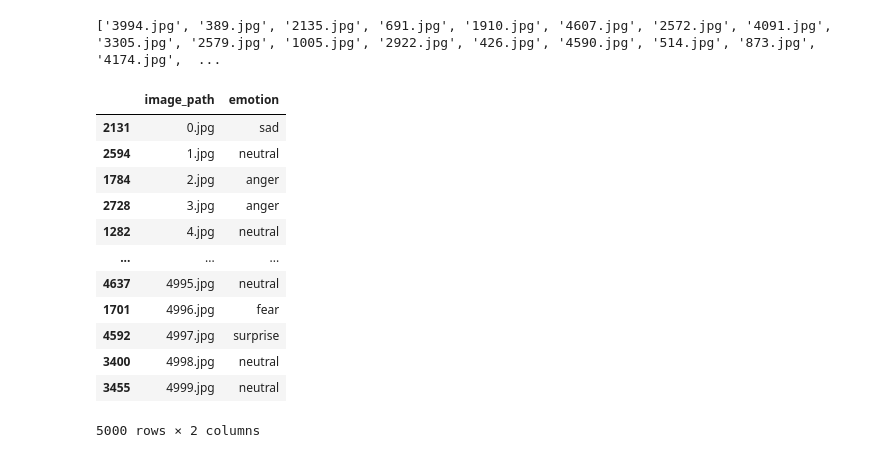
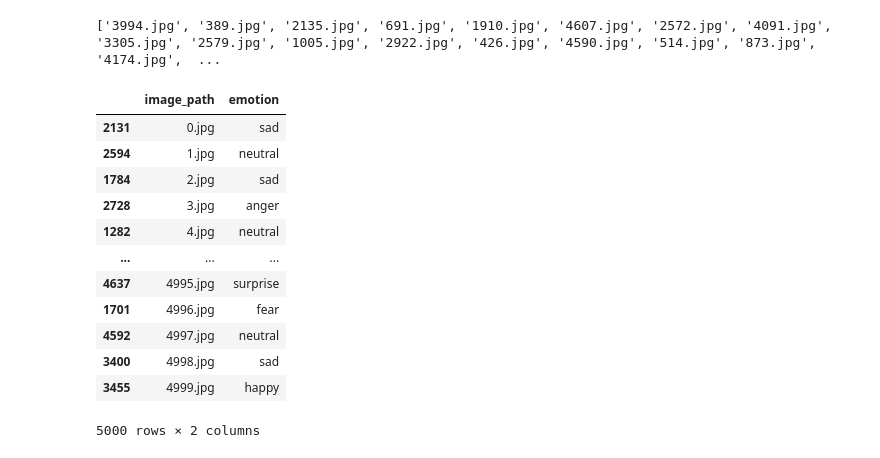
Before and after one commit to keymkm/EmoDetector, a Jupyter notebook: emo_classificator_test.ipynb, the cells around one changed output. Cells and saved outputs as stored; diff of their text form; code cells hidden in the pictures.

```diff
--- a/emo_classificator_test.ipynb
+++ b/emo_classificator_test.ipynb
@@ -91,3 +57,19 @@ model_emo_classificator = tf.keras.models.load_model(model_path)
+# %%
+#Путь к сохраненной модели
+model_path = paths['model_dir'] + '/emo_classificator_best_210106100147_xception_e20_aug1_acc44.h5'
+# %%
+#Создадим классификатор эмоций
+base_model_names = ['resnet50', 'vgg16', 'xception']
+
+#тип базовой модели
+base_model = None
+for model_name in base_model_names:
+    if model_path.find(model_name) > -1:
+        base_model = model_name
+        break
+    #if
+
+emo_classifier = ecm.EmoClassifier (model_path, base_model, emo_classes_names)
 # %%
 #Соберем пути до изображений и индексы эмоций
 
@@ -150,43 +132,44 @@ print (test_images)
 # %%
 #Формируем файл для проверки на kaggle
 
-target_img_size = (IMAGE_SIZE, IMAGE_SIZE)
+target_img_size = (emo_classifier.image_size, emo_classifier.image_size)
 
 df = pd.DataFrame(columns = ['image_path', 'emotion', 'image_id'])
 
 for img_file in test_images:
 
     preprocessed_img = utils.preprocess_image(paths['test_data_dir']+'/'+img_file,
                                               target_img_size,
-                                              preprocess_input)
+                                              emo_classifier.preprocess_input_func)
     #получим предсказания
-    predictions = model_emo_classificator.predict(preprocessed_img)
+    #predictions = model_emo_classificator.predict(preprocessed_img)
 
     file_name, _ = os.path.splitext(img_file)
     image_id = int(file_name)
 
     df = df.append ({'image_path': img_file,
-                     'emotion': emo_classes_names[np.argmax(predictions)],
+                     #'emotion': emo_classes_names[np.argmax(predictions)], emo_classifier.
+                     'emotion': emo_classifier.predict (preprocessed_img),
                      'image_id': image_id}, ignore_index=True)
 #for
 
 df = df.sort_values('image_id')
 df = df.drop('image_id', axis=1)
 
 df.to_csv(paths['data_dir']+'/' + os.path.basename(model_path).replace('.h5','.csv'), index = False)
 
 df
 # %% [output]
 |  | image_path | emotion |
 | 2131 | 0.jpg | sad |
 | 2594 | 1.jpg | neutral |
-| 1784 | 2.jpg | anger |
+| 1784 | 2.jpg | sad |
 | 2728 | 3.jpg | anger |
 | 1282 | 4.jpg | neutral |
 | ... | ... | ... |
-| 4637 | 4995.jpg | neutral |
+| 4637 | 4995.jpg | surprise |
 | 1701 | 4996.jpg | fear |
-| 4592 | 4997.jpg | surprise |
-| 3400 | 4998.jpg | neutral |
-| 3455 | 4999.jpg | neutral |
+| 4592 | 4997.jpg | neutral |
+| 3400 | 4998.jpg | sad |
+| 3455 | 4999.jpg | happy |
 5000 rows × 2 columns
```
Also changed, not shown: parts of 8 cells of this notebook, 12 other files.
